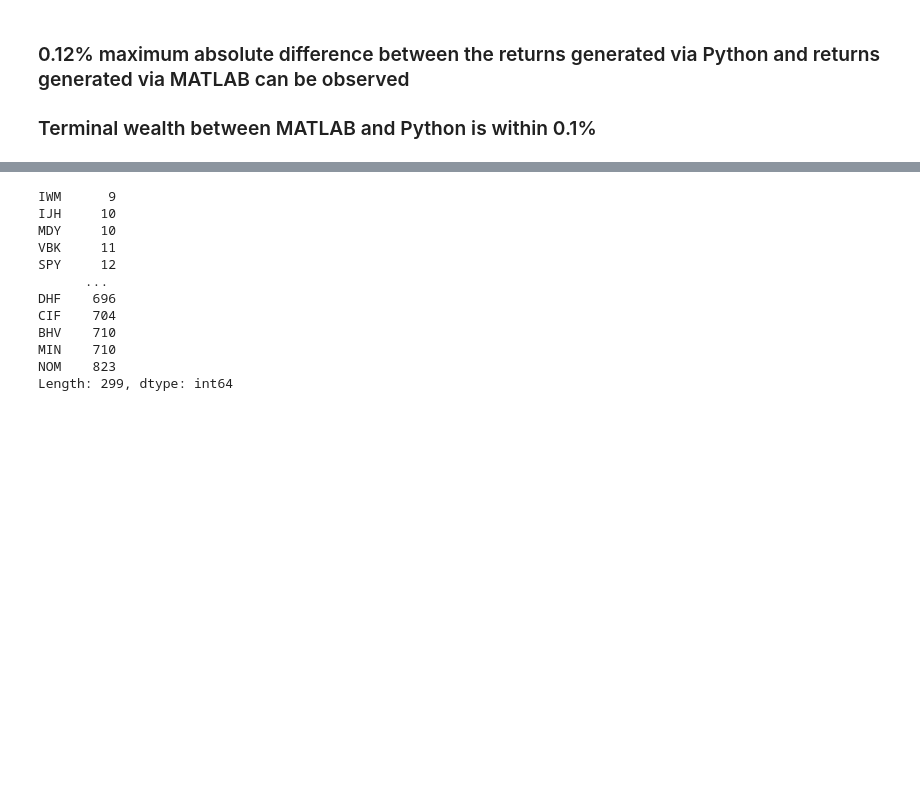
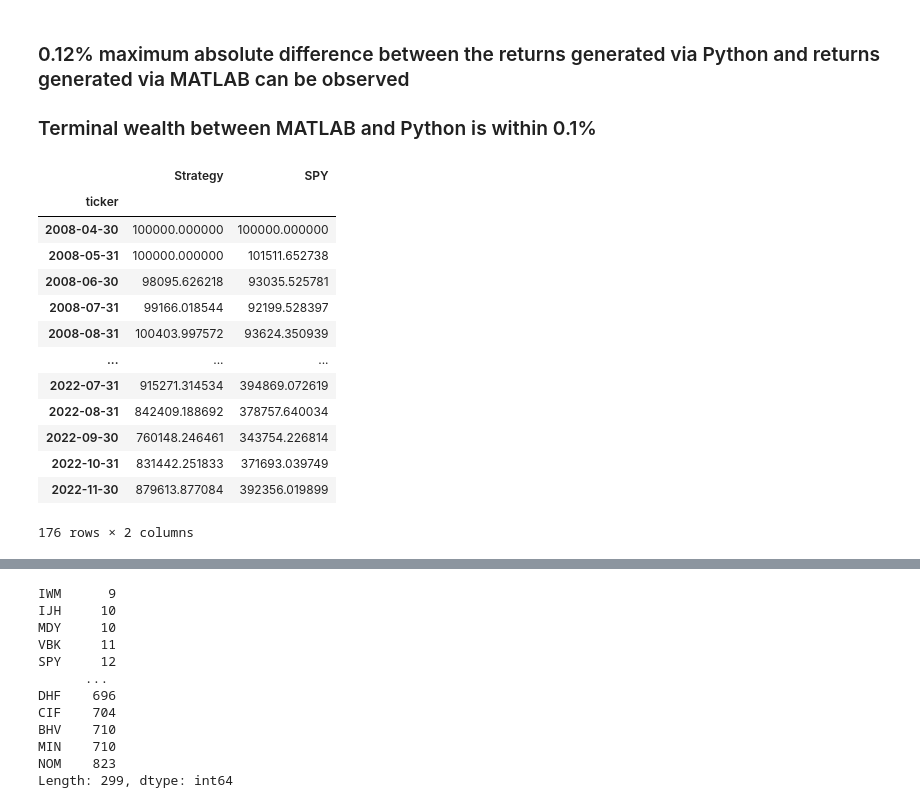
Before and after one commit to davidislip/support_vector_risk_machine, a Jupyter notebook: Template_Main.ipynb, the cells around one changed output, grey strips where cells are left out. Drawn from its saved outputs; the diff is of its cells as text; code cells hidden in the pictures; blank space fills up the shorter version.

```diff
--- a/Template_Main.ipynb
+++ b/Template_Main.ipynb
@@ -966,3 +534,20 @@ plt.savefig("images/weights.svg");
 ### 0.12% maximum absolute difference between the returns generated via Python and returns generated via MATLAB can be observed
 
 ### Terminal wealth between MATLAB and Python is within 0.1%
+# %%
+portfValue
+# %% [output]
+|  | Strategy | SPY |
+| ticker |  |  |
+| 2008-04-30 | 100000.000000 | 100000.000000 |
+| 2008-05-31 | 100000.000000 | 101511.652738 |
+| 2008-06-30 | 98095.626218 | 93035.525781 |
+| 2008-07-31 | 99166.018544 | 92199.528397 |
+| 2008-08-31 | 100403.997572 | 93624.350939 |
+| ... | ... | ... |
+| 2022-07-31 | 915271.314534 | 394869.072619 |
+| 2022-08-31 | 842409.188692 | 378757.640034 |
+| 2022-09-30 | 760148.246461 | 343754.226814 |
+| 2022-10-31 | 831442.251833 | 371693.039749 |
+| 2022-11-30 | 879613.877084 | 392356.019899 |
+176 rows × 2 columns
```
Also changed, not shown: parts of 19 cells of this notebook, 17 other files.
